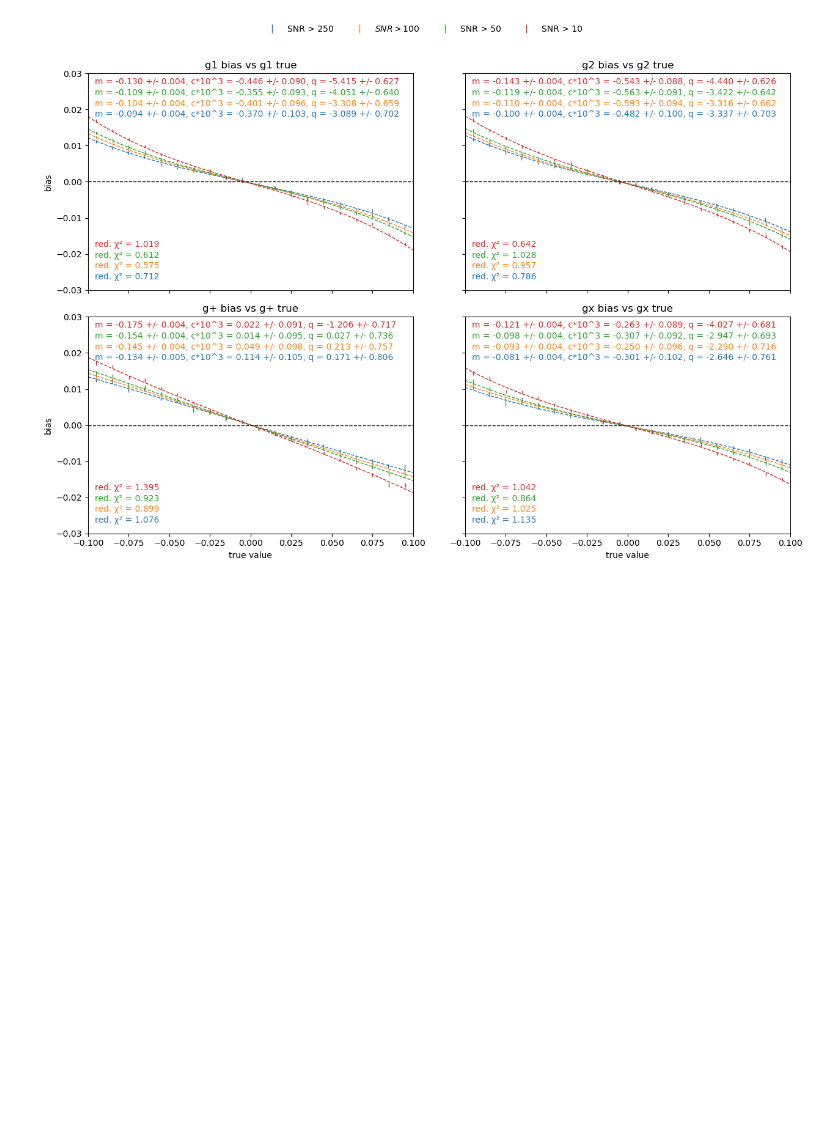
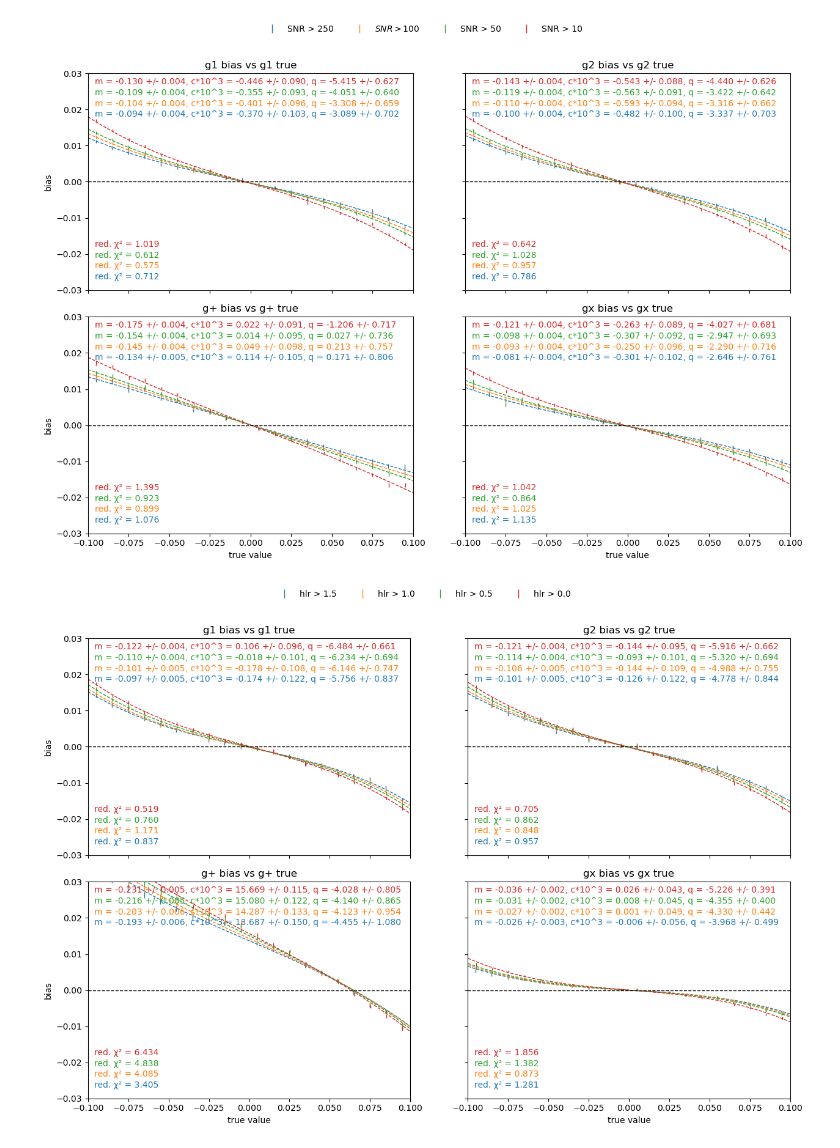
Before and after one commit to KinematicLensing/kl-nn, a Jupyter notebook: arch/diagnostics/sample_diagnostics.ipynb, the cells around one changed output. Saved outputs shown, nothing was run; the diff lists cells and outputs as text; code cells hidden in the pictures; blank space fills up the shorter version.

```diff
--- a/arch/diagnostics/sample_diagnostics.ipynb
+++ b/arch/diagnostics/sample_diagnostics.ipynb
@@ -387,6 +389,7 @@ Removed no burn in
 Removed no burn in
 # %%
 sini = np.array(sample_table['sini'])[:ngals]
+hlr = np.array(sample_table['hlr'])[:ngals]
 # %%
 def binned_bias(x_true, x_diff, nbins=20):
     edges = np.linspace(-0.1, 0.1, nbins + 1)
@@ -561,3 +564,68 @@ plt.savefig(join(fig_root, model_name, f'bias_vs_true_snr_cuts_cubic.png'), dpi=
 plt.show()
 # %% [output]
 [figure]
+# %%
+hlr_cuts = [1.5, 1.0, 0.5, 0.0]
+labels = [r'hlr > 1.5', r'hlr > 1.0', r'hlr > 0.5', 'hlr > 0.0']
+colors = ['#1f77b4', '#ff7f0e', '#2ca02c', '#d62728']
+gmin, gmax = -0.1, 0.1
+
+linear_bias = lambda x, m, c: m * x + c
+cubic_bias = lambda x, m, c, q: q * x**3 + m * x + c
+
+fig, axes = plt.subplots(2, 2, figsize=(13, 9), sharex=True, sharey=True)
+shift = 0.0
+bias_model = cubic_bias  # Change to cubic_bias if you want to fit a cubic model
+x = np.linspace(gmin, gmax, 100)
+for cut, label, color in zip(hlr_cuts, labels, colors):
+    mask = hlr > cut
+
+    popt_list = []
+    pcov_list = []
+    red_chi2_list = []
+    for i, (g_true, g_diff) in enumerate(zip([g1_true, g2_true, gp_true, gc_true], [g1_diff, g2_diff, gp_diff, gc_diff])):
+        c, m, e = binned_bias_masked(g_true, g_diff, mask)
+        nanmask = ~np.isnan(m)
+        popt, pcov = curve_fit(bias_model, c[nanmask], m[nanmask], sigma=e[nanmask], absolute_sigma=True)
+        popt_list.append(popt)
+        pcov_list.append(pcov)
+        residuals = m[nanmask] - bias_model(c[nanmask], *popt)
+        chi2 = np.sum((residuals / e[nanmask])**2)
+        dof = np.sum(nanmask) - len(popt)
+        red_chi2_list.append(chi2 / dof if dof > 0 else np.nan)
+        axes[i//2, i%2].errorbar(c+0.002*shift-0.0002, m, yerr=e, lw=1, fmt='none', color=color, label=label)
+        # axes[i//2, i%2].plot(c+0.002*shift-0.0002, m, lw=1, marker='.', linestyle='None', color=color, label=label)
+        axes[i//2, i%2].plot(x, bias_model(x, *popt), color=color, lw=1, ls='--')
+    if len(popt) == 3:
+        for i, (popt, pcov) in enumerate(zip(popt_list, pcov_list)):
+            ax = axes[i//2, i%2]
+            ax.text(0.02, 0.80 + shift, f'm = {popt[0]:.3f} +/- {np.sqrt(pcov[0, 0]):.3f}, c*10^3 = {popt[1]*1e3:.3f} +/- {np.sqrt(pcov[1, 1])*1e3:.3f}, q = {popt[2]:.3f} +/- {np.sqrt(pcov[2, 2]):.3f}', transform=ax.transAxes, fontsize=10, color=color)
+            ax.text(0.02, 0.05 + shift, f'red. χ² = {red_chi2_list[i]:.3f}', transform=ax.transAxes, fontsize=10, color=color)
+    else:
+        for i, (popt, pcov) in enumerate(zip(popt_list, pcov_list)):
+            ax = axes[i//2, i%2]
+            ax.text(0.05, 0.80 + shift, f'm = {popt[0]:.3f} +/- {np.sqrt(pcov[0, 0]):.3f}, c*10^3 = {popt[1]*1e3:.3f} +/- {np.sqrt(pcov[1, 1])*1e3:.3f}', transform=ax.transAxes, fontsize=10, color=color)
+            ax.text(0.05, 0.05 + shift, f'red. χ² = {red_chi2_list[i]:.3f}', transform=ax.transAxes, fontsize=10, color=color)
+    shift += 0.05  # Increment shift for the next label to avoid overlap
+
+axes[0, 0].set_title('g1 bias vs g1 true')
+axes[0, 1].set_title('g2 bias vs g2 true')
+axes[1, 0].set_title('g+ bias vs g+ true')
+axes[1, 1].set_title('gx bias vs gx true')
+
+for ax in axes.ravel():
+    ax.axhline(0.0, ls='--', c='k', lw=1)
+    ax.set_xlim(gmin, gmax)
+    ax.set_ylim(-0.03, 0.03)
+
+axes[1, 0].set_xlabel('true value')
+axes[1, 1].set_xlabel('true value')
+axes[0, 0].set_ylabel('bias')
+axes[1, 0].set_ylabel('bias')
+
+handles, legend_labels = axes[0, 0].get_legend_handles_labels()
+fig.legend(handles, legend_labels, loc='upper center', ncol=4, frameon=False)
+plt.tight_layout(rect=[0, 0, 1, 0.94])
+plt.savefig(join(fig_root, model_name, f'bias_vs_true_hlr_cuts_cubic.png'), dpi=300)
+# %% [output]
+[figure, added]
```
Also changed, not shown: parts of 6 cells of this notebook, 58 other files.
